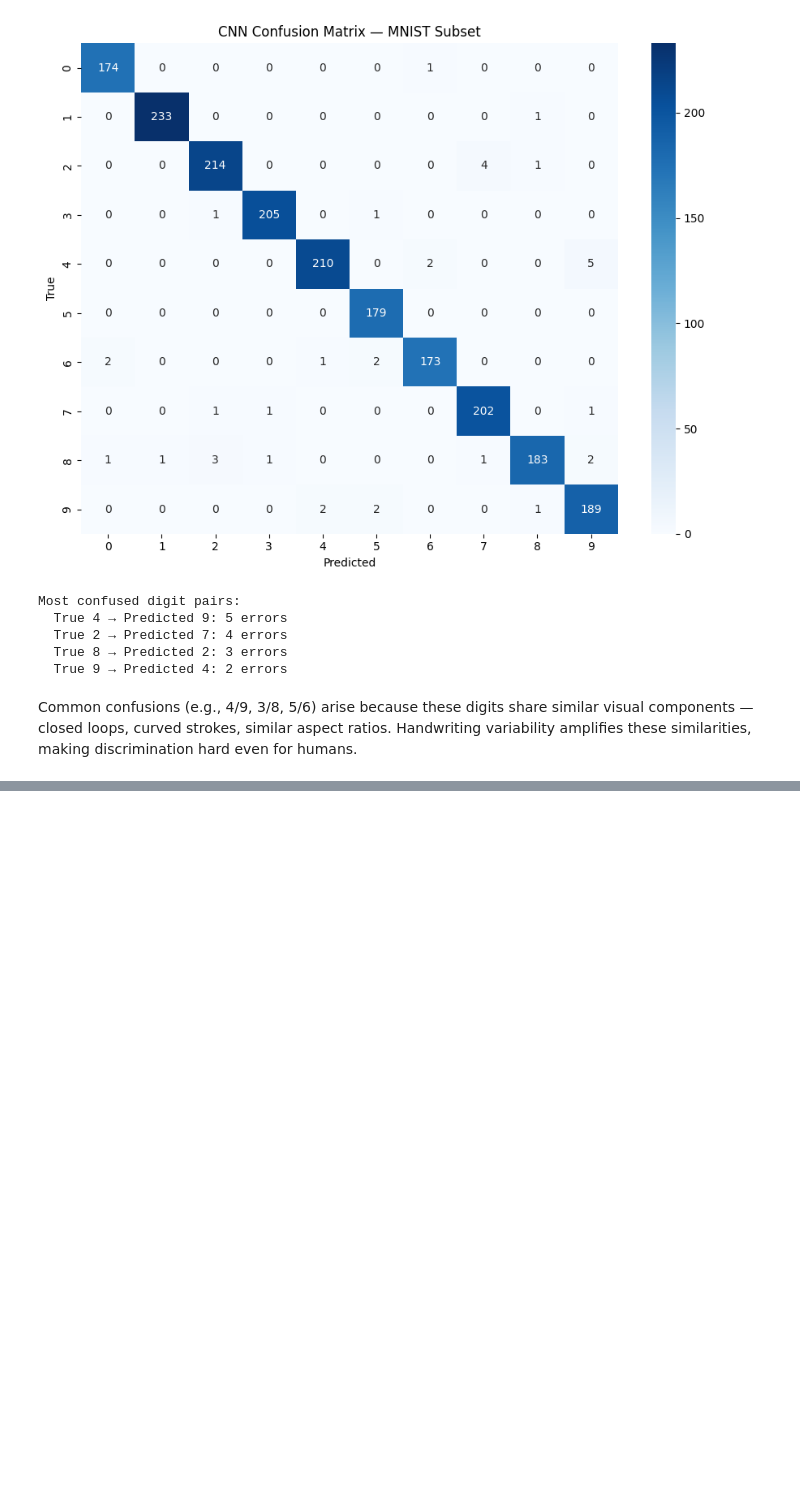
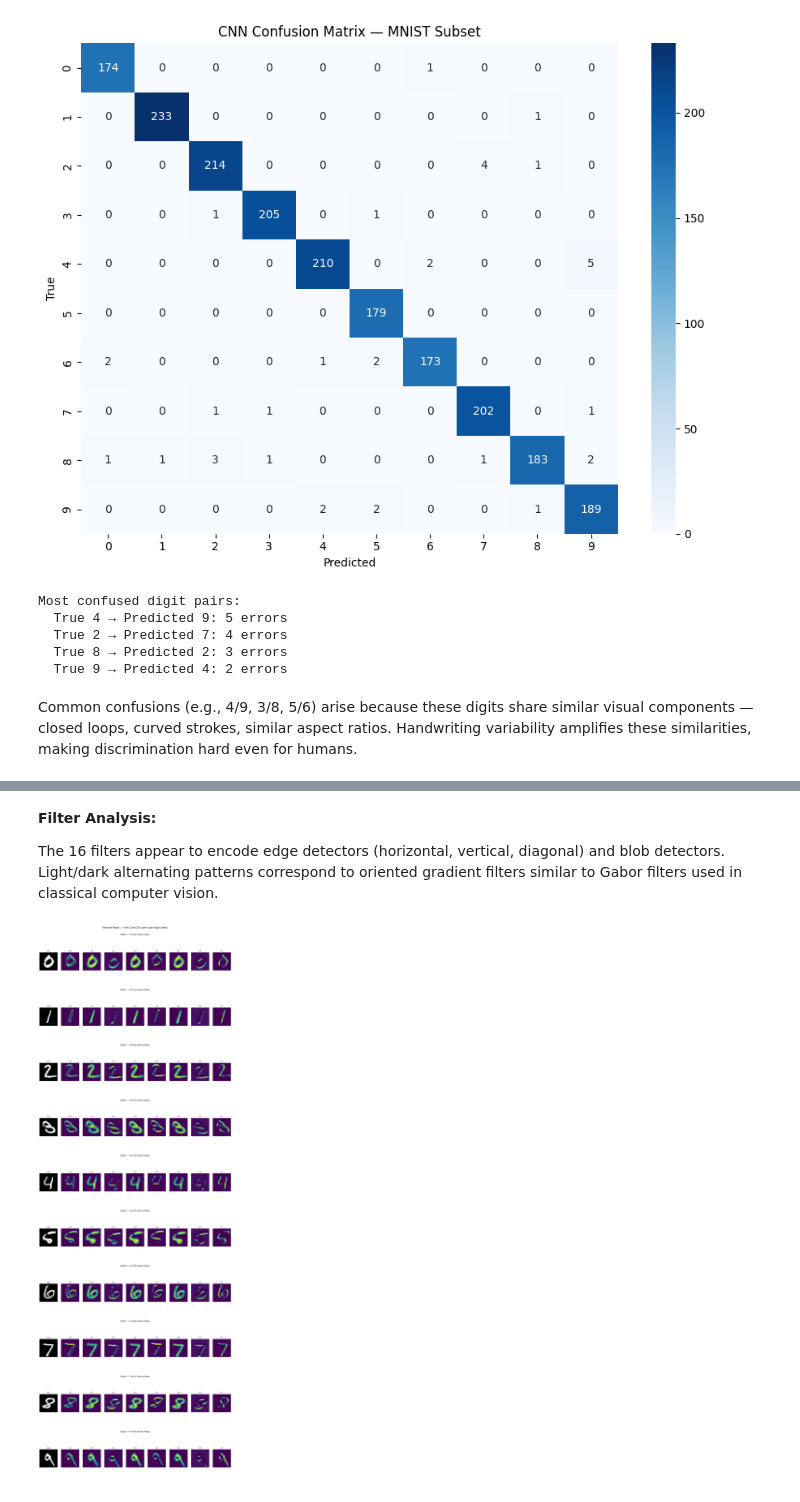
Before and after one commit to Ishmal-fa/cardioai-heart-disease-ml-pipeline, a Jupyter notebook: heart_disease_ml_pipeline.ipynb, the cells around one changed output, grey strips where cells are left out. Drawn from its saved outputs; the diff is of its cells as text; code cells hidden in the pictures; blank space fills up the shorter version.

```diff
--- a/heart_disease_ml_pipeline.ipynb
+++ b/heart_disease_ml_pipeline.ipynb
@@ -1181,0 +1198,43 @@ even for humans.
+# %% [markdown]
+**Filter Analysis:**
+
+The 16 filters appear to encode edge detectors (horizontal, vertical, diagonal)
+and blob detectors. Light/dark alternating patterns correspond to oriented gradient
+filters similar to Gabor filters used in classical computer vision.
+# %%
+# Feature maps for first Conv2D layer
+# Ensure the CNN model is built.
+cnn.build(input_shape=(None, 28, 28, 1)) # (batch_size, height, width, channels)
+
+feature_map_model = keras.Model(
+    inputs=cnn.layers[0].input,  # Directly access the input tensor from the first layer
+    outputs=cnn.layers[0].output  # first Conv2D output
+)
+
+fig, big_axes = plt.subplots(10, 1, figsize=(14, 40))
+for digit in range(10):
+    idx = np.where(y_mnist_test == digit)[0][0]
+    img = X_cnn_test[idx:idx+1]
+    fmaps = feature_map_model.predict(img, verbose=0)[0]  # (28,28,16)
+
+    big_axes[digit].set_title(f'Digit {digit} — First 8 Feature Maps', fontsize=10)
+    big_axes[digit].axis('off')
+
+    inner = gridspec.GridSpecFromSubplotSpec(
+        1, 9, subplot_spec=big_axes[digit].get_subplotspec())
+
+    # Show original
+    ax0 = fig.add_subplot(inner[0])
+    ax0.imshow(X_mnist_test[idx], cmap='gray')
+    ax0.set_title('Input', fontsize=7); ax0.axis('off')
+
+    # Show first 8 channels
+    for ch in range(8):
+        ax = fig.add_subplot(inner[ch+1])
+        ax.imshow(fmaps[:,:,ch], cmap='viridis')
+        ax.set_title(f'Ch{ch}', fontsize=7); ax.axis('off')
+
+plt.suptitle('Feature Maps — First Conv2D Layer (per digit class)', fontsize=13, y=1.001)
+plt.tight_layout(); plt.show()
+# %% [output]
+[figure, added]
```
Also changed, not shown: parts of 3 cells of this notebook.
